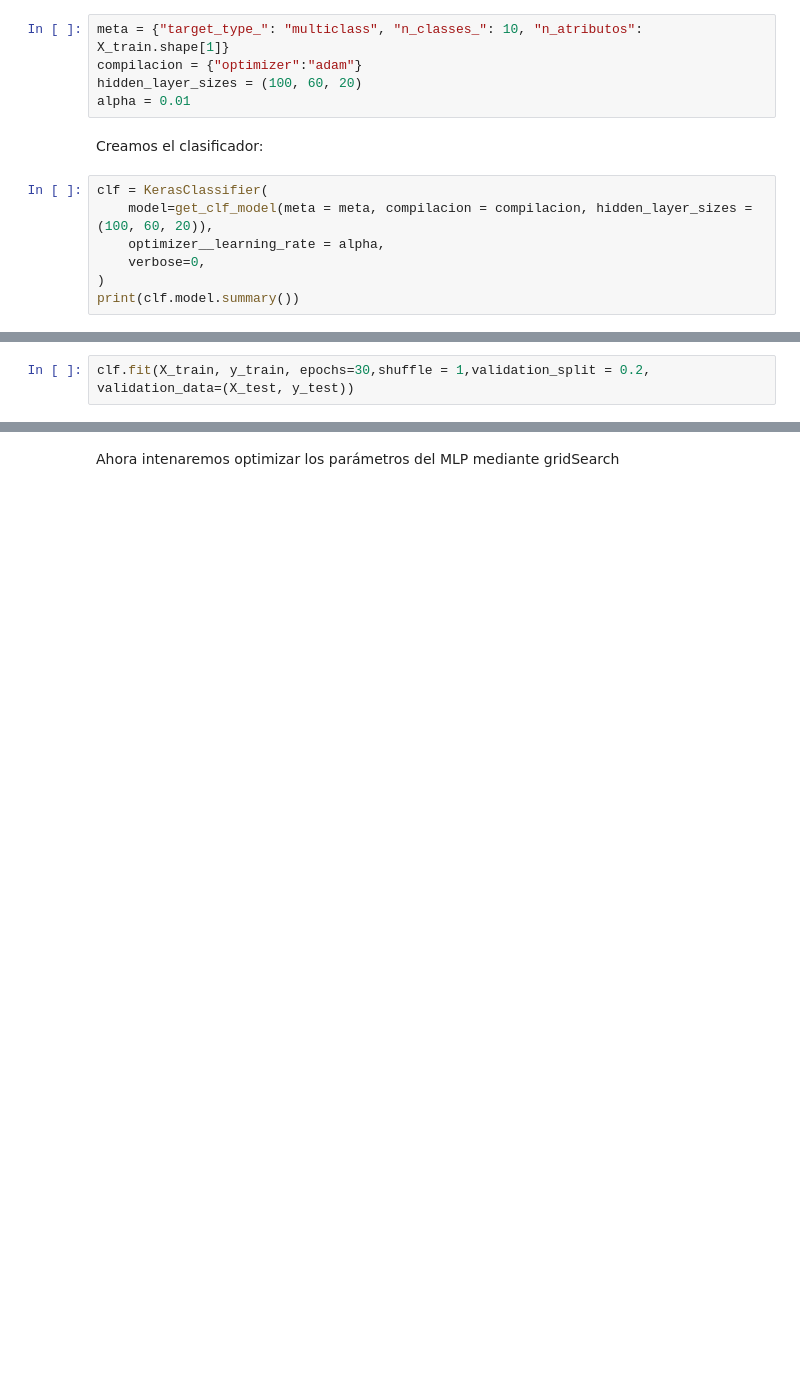
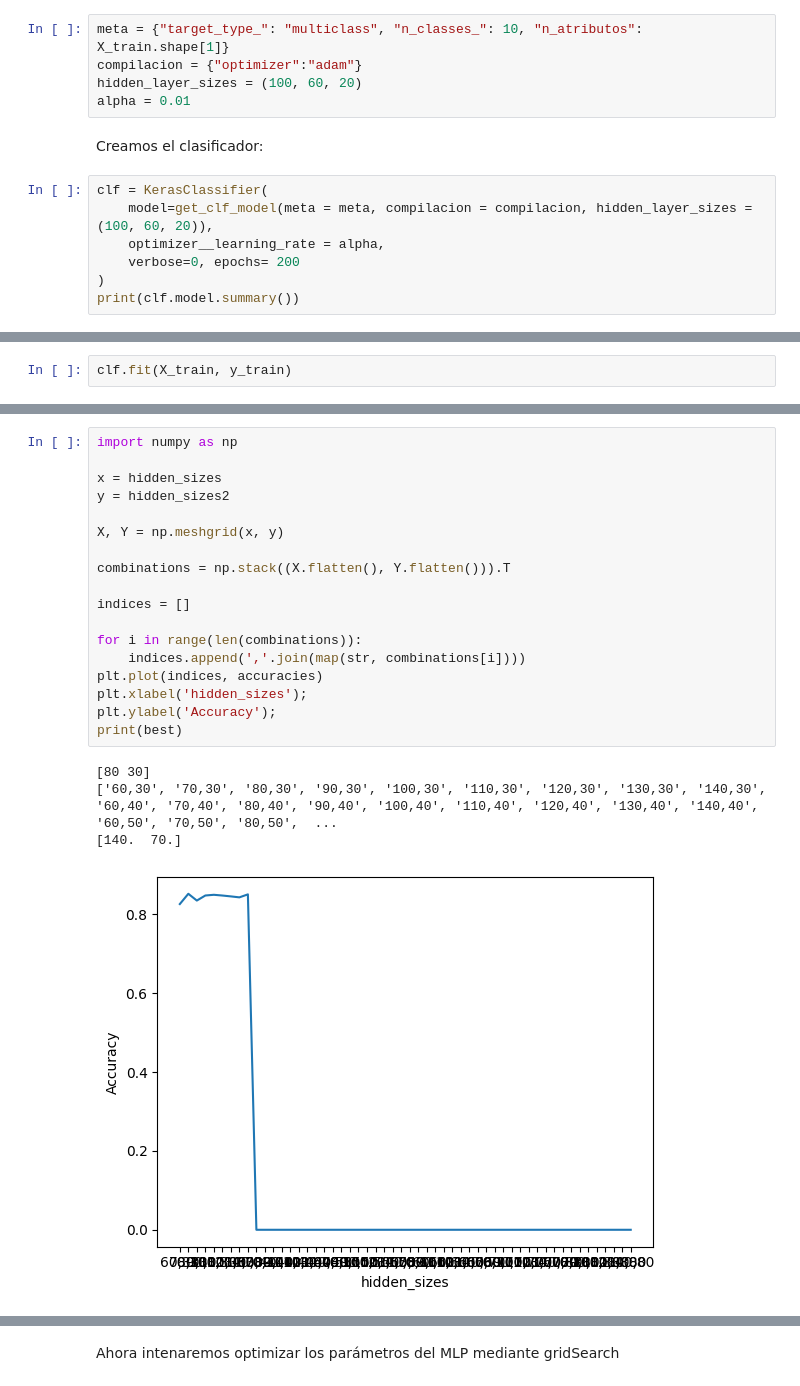
Before and after one commit to Ninjalice/ImageClasificator, a Jupyter notebook: final.ipynb, the cells around one changed output, grey strips where cells are left out. Drawn from its saved outputs; the diff is of its cells as text; blank space fills up the shorter version.

```diff
--- a/final.ipynb
+++ b/final.ipynb
@@ -210,7 +210,7 @@ Creamos el clasificador:
 clf = KerasClassifier(
     model=get_clf_model(meta = meta, compilacion = compilacion, hidden_layer_sizes = (100, 60, 20)),
     optimizer__learning_rate = alpha,
-    verbose=0,
+    verbose=0, epochs= 200
 )
 print(clf.model.summary())
 # %% [output]
@@ -232,5 +232,3 @@ Trainable params: 85,990
 Non-trainable params: 0
 _________________________________________________________________
 None
-# %%
-clf.fit(X_train, y_train, epochs=30,shuffle = 1,validation_split = 0.2, validation_data=(X_test, y_test))
@@ -256,0 +235,2 @@ KerasClassifier(
+# %%
+clf.fit(X_train, y_train)
@@ -291,0 +295,23 @@ plt.ylabel('Accuracy');
+# %%
+import numpy as np
+
+x = hidden_sizes
+y = hidden_sizes2
+
+X, Y = np.meshgrid(x, y)
+
+combinations = np.stack((X.flatten(), Y.flatten())).T
+
+indices = []
+
+for i in range(len(combinations)):
+    indices.append(','.join(map(str, combinations[i])))
+plt.plot(indices, accuracies)
+plt.xlabel('hidden_sizes');
+plt.ylabel('Accuracy');
+print(best)
+# %% [output]
+[80 30]
+['60,30', '70,30', '80,30', '90,30', '100,30', '110,30', '120,30', '130,30', '140,30', '60,40', '70,40', '80,40', '90,40', '100,40', '110,40', '120,40', '130,40', '140,40', '60,50', '70,50', '80,50',  ...
+[140.  70.]
+[figure, added]
```
Also changed, not shown: parts of 8 cells of this notebook.
